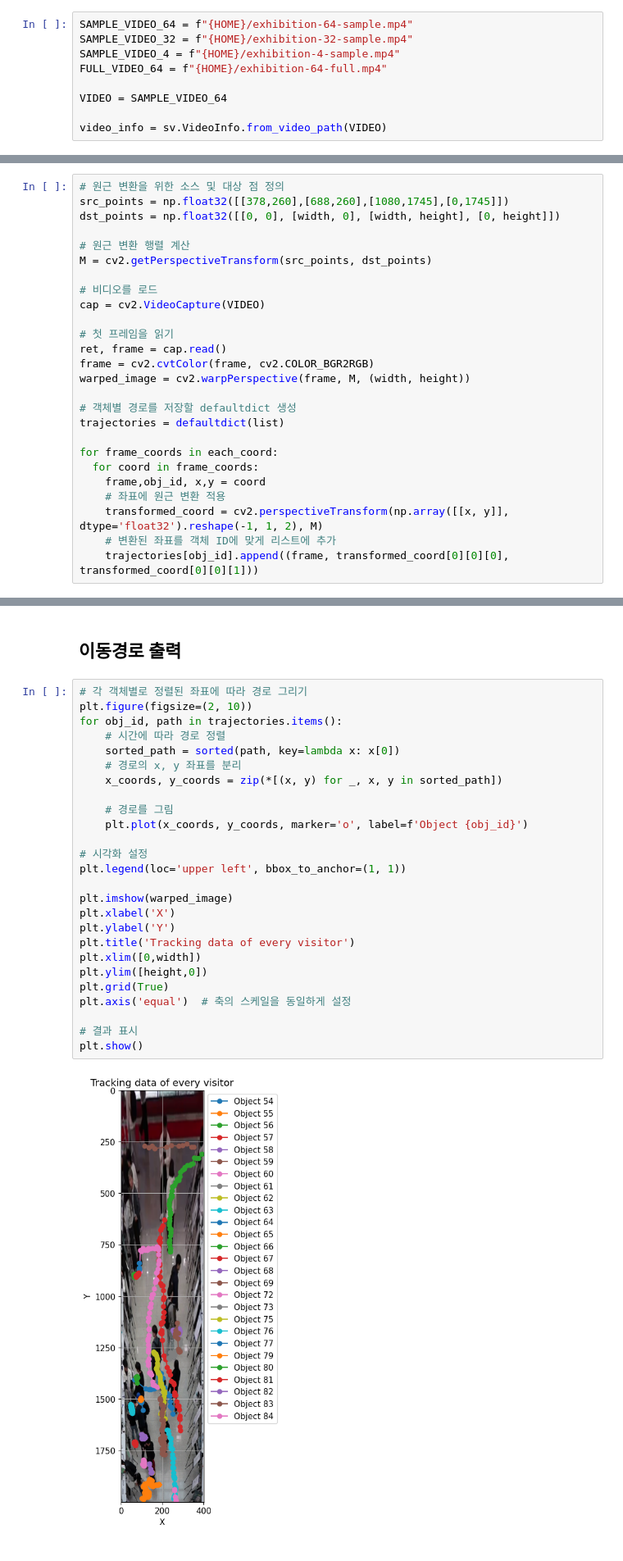
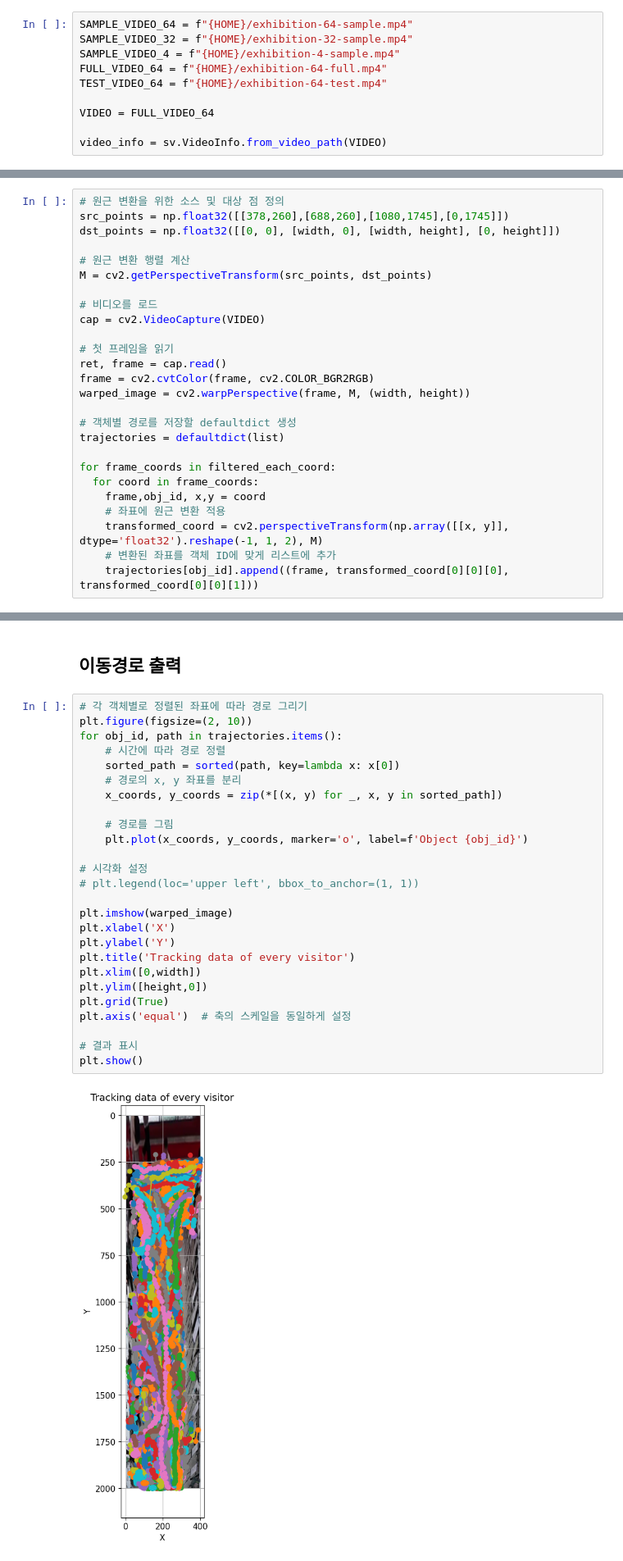
Before and after one commit to seoes/new-wave-agile-dev, a Jupyter notebook: tracker.ipynb, the cells around one changed output, grey strips where cells are left out. Shown at 82% size. Cells and saved outputs as stored; diff of their text form.

```diff
--- a/tracker.ipynb
+++ b/tracker.ipynb
@@ -109,8 +113,9 @@ SAMPLE_VIDEO_64 = f"{HOME}/exhibition-64-sample.mp4"
 SAMPLE_VIDEO_32 = f"{HOME}/exhibition-32-sample.mp4"
 SAMPLE_VIDEO_4 = f"{HOME}/exhibition-4-sample.mp4"
 FULL_VIDEO_64 = f"{HOME}/exhibition-64-full.mp4"
+TEST_VIDEO_64 = f"{HOME}/exhibition-64-test.mp4"
 
-VIDEO = SAMPLE_VIDEO_64
+VIDEO = FULL_VIDEO_64
 
 video_info = sv.VideoInfo.from_video_path(VIDEO)
 # %% [markdown]
@@ -250,7 +372,7 @@ warped_image = cv2.warpPerspective(frame, M, (width, height))
 # 객체별 경로를 저장할 defaultdict 생성
 trajectories = defaultdict(list)
 
-for frame_coords in each_coord:
+for frame_coords in filtered_each_coord:
   for coord in frame_coords:
     frame,obj_id, x,y = coord
     # 좌표에 원근 변환 적용
@@ -264,31 +386,31 @@ for frame_coords in each_coord:
 # %%
 # 각 객체별로 정렬된 좌표에 따라 경로 그리기
 plt.figure(figsize=(2, 10))
 for obj_id, path in trajectories.items():
     # 시간에 따라 경로 정렬
     sorted_path = sorted(path, key=lambda x: x[0])
     # 경로의 x, y 좌표를 분리
     x_coords, y_coords = zip(*[(x, y) for _, x, y in sorted_path])
 
     # 경로를 그림
     plt.plot(x_coords, y_coords, marker='o', label=f'Object {obj_id}')
 
 # 시각화 설정
-plt.legend(loc='upper left', bbox_to_anchor=(1, 1))
+# plt.legend(loc='upper left', bbox_to_anchor=(1, 1))
 
 plt.imshow(warped_image)
 plt.xlabel('X')
 plt.ylabel('Y')
 plt.title('Tracking data of every visitor')
 plt.xlim([0,width])
 plt.ylim([height,0])
 plt.grid(True)
 plt.axis('equal')  # 축의 스케일을 동일하게 설정
 
 # 결과 표시
 plt.show()
 # %% [output]
-[figure, old version]
+[figure, new version]
 # %% [markdown]
 ## 히트맵 출력
 # %% [markdown]
```
Also changed, not shown: parts of 11 cells of this notebook.
